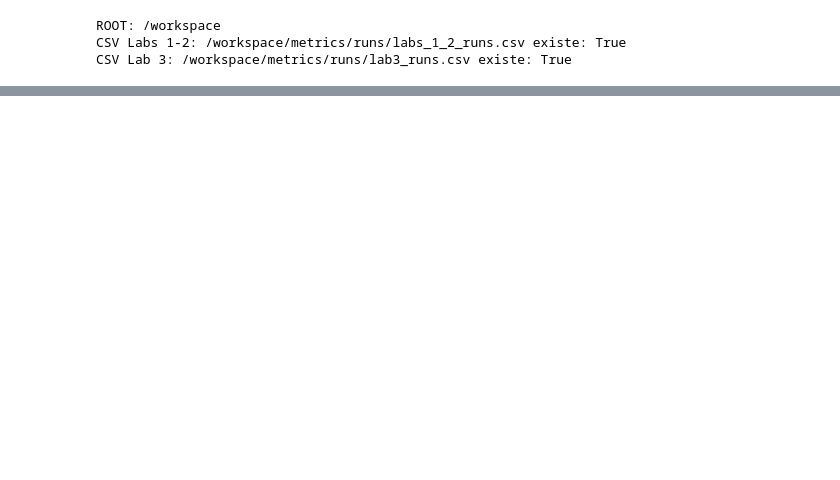
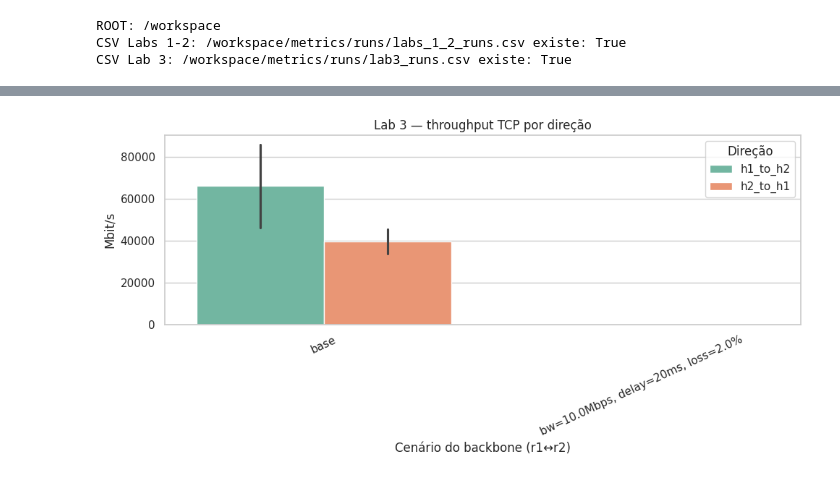
Before and after one commit to PhD-May/redes-ufam, a Jupyter notebook: notebooks/gerar_graficos_executado.ipynb, the cells around one changed output, grey strips where cells are left out. Drawn from its saved outputs; the diff is of its cells as text; code cells hidden in the pictures; blank space fills up the shorter version.

```diff
--- a/notebooks/gerar_graficos_executado.ipynb
+++ b/notebooks/gerar_graficos_executado.ipynb
@@ -209,17 +298,25 @@ if CSV_LAB3.exists():
     )
     melt_iperf["direcao"] = melt_iperf["direcao"].str.replace("iperf_", "").str.replace("_mbits_per_second", "")
 
+    print(
+        "Throughput por direção: vazão TCP medida com servidor em um extremo e cliente no outro. "
+        "Avalia se o gargalo no backbone afeta igualmente os dois sentidos."
+    )
     fig, ax = plt.subplots(figsize=(10, 5))
-    sns.barplot(data=melt_iperf.dropna(subset=["mbits_per_second"]), x="cenario", y="mbits_per_second", hue="direcao", ax=ax)
+    sns.barplot(
+        data=melt_iperf.dropna(subset=["mbits_per_second"]),
+        x="cenario",
+        y="mbits_per_second",
+        hue="direcao",
+        ax=ax,
+        palette="Set2",
+    )
     ax.set_title("Lab 3 — throughput TCP por direção")
+    ax.set_xlabel("Cenário do backbone (r1↔r2)")
     ax.set_ylabel("Mbit/s")
+    ax.legend(title="Direção")
     ax.tick_params(axis="x", rotation=25)
-    fig.tight_layout()
-    p = PLOTS_DIR / "lab3_throughput_direcoes.png"
-    fig.savefig(p, dpi=150, bbox_inches="tight")
-    plt.close(fig)
-    saved_lab3.append(p)
-    print("Salvo:", p)
+    saved_lab3.append(show_and_save(fig, PLOTS_DIR / "lab3_throughput_direcoes.png"))
 
     # RTT bidirecional
     melt_rtt = df3.melt(
@@ -230,34 +327,82 @@ if CSV_LAB3.exists():
     )
     melt_rtt["direcao"] = melt_rtt["direcao"].str.replace("ping_", "").str.replace("_rtt_avg_ms", "")
 
+    print(
+        "RTT por direção: latência média do ping em cada sentido. "
+        "Com core-delay no backbone, espera-se RTT maior que no cenário base."
+    )
     fig, ax = plt.subplots(figsize=(10, 5))
-    sns.barplot(data=melt_rtt.dropna(subset=["rtt_avg_ms"]), x="cenario", y="rtt_avg_ms", hue="direcao", ax=ax)
+    sns.barplot(
+        data=melt_rtt.dropna(subset=["rtt_avg_ms"]),
+        x="cenario",
+        y="rtt_avg_ms",
+        hue="direcao",
+        ax=ax,
+        palette="Set2",
+    )
     ax.set_title("Lab 3 — RTT médio por direção")
+    ax.set_xlabel("Cenário do backbone (r1↔r2)")
     ax.set_ylabel("ms")
+    ax.legend(title="Direção")
     ax.tick_params(axis="x", rotation=25)
-    fig.tight_layout()
-    p = PLOTS_DIR / "lab3_rtt_direcoes.png"
-    fig.savefig(p, dpi=150, bbox_inches="tight")
-    plt.close(fig)
-    saved_lab3.append(p)
-    print("Salvo:", p)
+    saved_lab3.append(show_and_save(fig, PLOTS_DIR / "lab3_rtt_direcoes.png"))
+
+    display(
+        df3[
+            [
+                "cenario",
+                "tcp_congestion_control",
+                "iperf_h1_to_h2_mbits_per_second",
+                "iperf_h2_to_h1_mbits_per_second",
+                "ping_h1_to_h2_rtt_avg_ms",
+                "ping_h2_to_h1_rtt_avg_ms",
+            ]
+        ].drop_duplicates()
+        if "tcp_congestion_control" in df3.columns
+        else df3[
+            [
+                "cenario",
+                "iperf_h1_to_h2_mbits_per_second",
+                "iperf_h2_to_h1_mbits_per_second",
+                "ping_h1_to_h2_rtt_avg_ms",
+                "ping_h2_to_h1_rtt_avg_ms",
+            ]
+        ]
+    )
 
     # Comparação tcp_cc no Lab 3 (se houver mais de um algoritmo nas coletas)
-    if "tcp_congestion_control" in df3.columns and df3["tcp_congestion_control"].nunique() > 0:
-        for metric, ylabel, fname in [
-            ("iperf_h1_to_h2_mbits_per_second", "Throughput h1→h2 (Mbit/s)", "lab3_throughput_por_tcp_cc.png"),
-            ("ping_h1_to_h2_rtt_avg_ms", "RTT h1→h2 (ms)", "lab3_rtt_por_tcp_cc.png"),
-        ]:
+    if "tcp_congestion_control" in df3.columns and df3["tcp_congestion_control"].nunique() > 1:
+        lab3_cc_plots = [
+            (
+                "iperf_h1_to_h2_mbits_per_second",
+                "Throughput h1→h2 (Mbit/s)",
+                "lab3_throughput_por_tcp_cc.png",
+                "Compara algoritmos TCP (cubic vs reno) na vazão h1→h2, por cenário de backbone.",
+            ),
+            (
+                "ping_h1_to_h2_rtt_avg_ms",
+                "RTT h1→h2 (ms)",
+                "lab3_rtt_por_tcp_cc.png",
+                "RTT no sentido h1→h2 por algoritmo TCP e cenário.",
+            ),
+        ]
+        for metric, ylabel, fname, expl in lab3_cc_plots:
             p = plot_cc_comparison(
                 df3,
                 "cenario",
                 metric,
                 ylabel,
-                f"Lab 3 — {ylabel} por tcp_congestion_control",
+                f"Lab 3 — {ylabel}",
                 fname,
+                explanation=expl,
             )
             if p:
                 saved_lab3.append(p)
+    elif "tcp_congestion_control" in df3.columns:
+        print(
+            "Gráficos lab3_*_por_tcp_cc omitidos: há apenas um algoritmo TCP nas coletas. "
+            "Rode collect-metrics-routing com cubic e reno para comparar."
+        )
 else:
     print("Arquivo não encontrado:", CSV_LAB3)
     print("Rode collect-metrics-routing (Lab 3) e depois: python3 scripts/json_runs_to_csv.py")
@@ -268,0 +411 @@ Sem dados para lab3_rtt_por_tcp_cc.png
+[figure, added]
```
Also changed, not shown: parts of 11 cells of this notebook, 1 other file.
